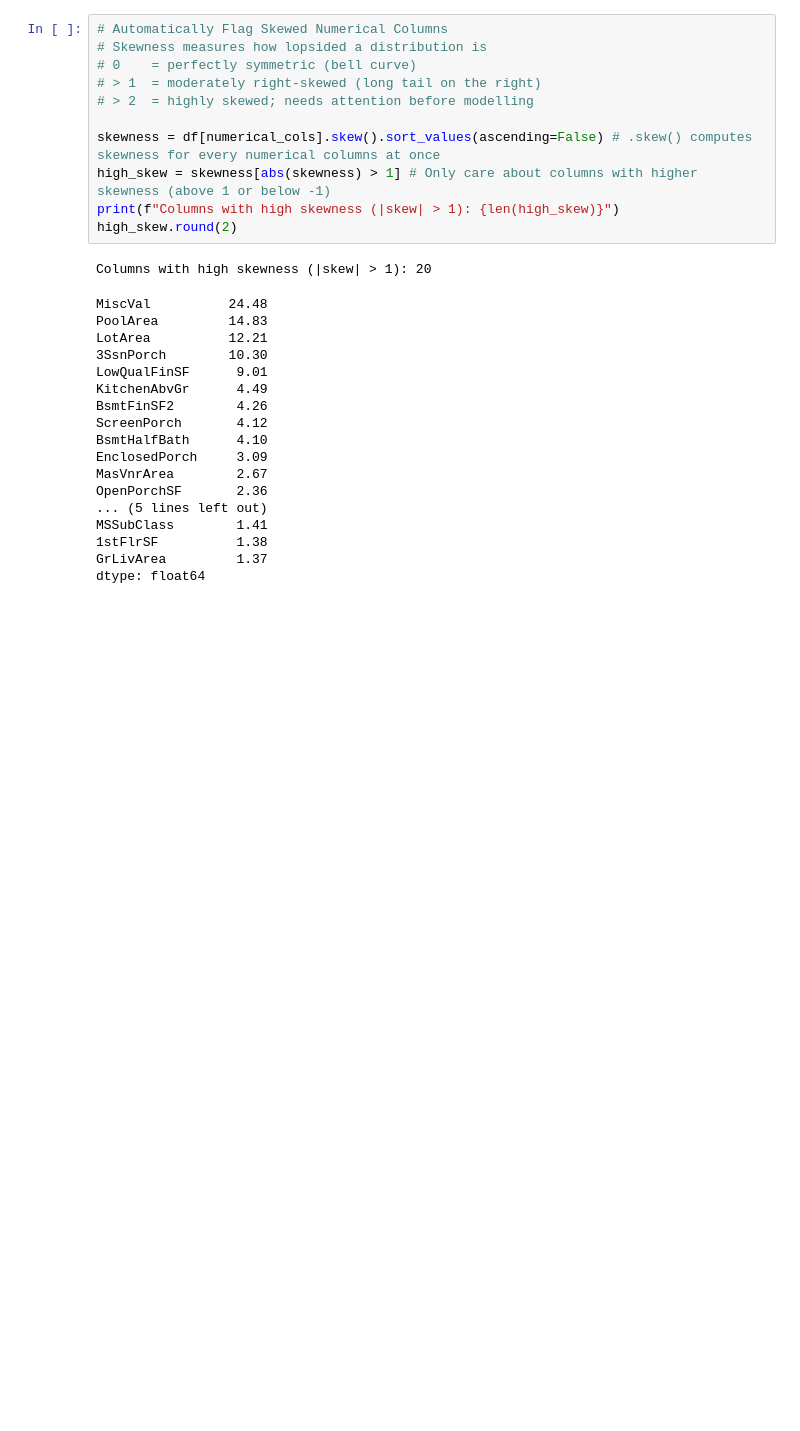
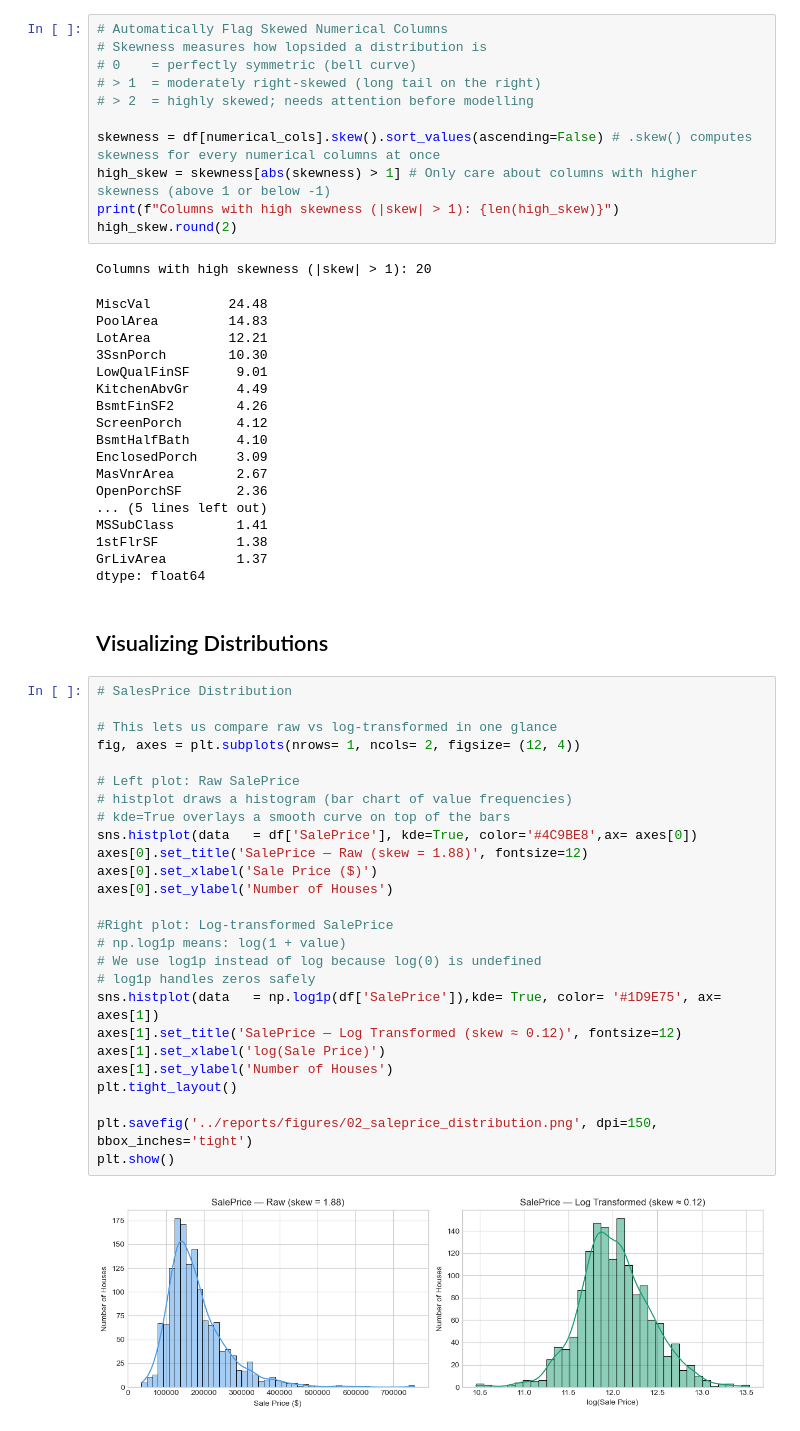
Before and after one commit to proshanta-pal/Core-Machine-Learning-, a Jupyter notebook: EDA/notebooks/01_eda.ipynb, the cells around one changed output. Saved outputs shown, nothing was run; the diff lists cells and outputs as text; blank space fills up the shorter version.

Commit message:
Visualizing Distributions

```diff
--- a/EDA/notebooks/01_eda.ipynb
+++ b/EDA/notebooks/01_eda.ipynb
@@ -245,3 +245,33 @@ MSSubClass        1.41
 1stFlrSF          1.38
 GrLivArea         1.37
 dtype: float64
+# %% [markdown]
+## Visualizing Distributions
+# %%
+# SalesPrice Distribution
+
+# This lets us compare raw vs log-transformed in one glance
+fig, axes = plt.subplots(nrows= 1, ncols= 2, figsize= (12, 4))
+
+# Left plot: Raw SalePrice
+# histplot draws a histogram (bar chart of value frequencies)
+# kde=True overlays a smooth curve on top of the bars
+sns.histplot(data   = df['SalePrice'], kde=True, color='#4C9BE8',ax= axes[0])
+axes[0].set_title('SalePrice — Raw (skew = 1.88)', fontsize=12)
+axes[0].set_xlabel('Sale Price ($)')
+axes[0].set_ylabel('Number of Houses')
+
+#Right plot: Log-transformed SalePrice
+# np.log1p means: log(1 + value)
+# We use log1p instead of log because log(0) is undefined
+# log1p handles zeros safely
+sns.histplot(data   = np.log1p(df['SalePrice']),kde= True, color= '#1D9E75', ax= axes[1])
+axes[1].set_title('SalePrice — Log Transformed (skew ≈ 0.12)', fontsize=12)
+axes[1].set_xlabel('log(Sale Price)')
+axes[1].set_ylabel('Number of Houses')
+plt.tight_layout()
+
+plt.savefig('../reports/figures/02_saleprice_distribution.png', dpi=150, bbox_inches='tight')
+plt.show()
+# %% [output]
+[figure, added]
```
Also changed, not shown: parts of 1 cell of this notebook, 3 other files.
